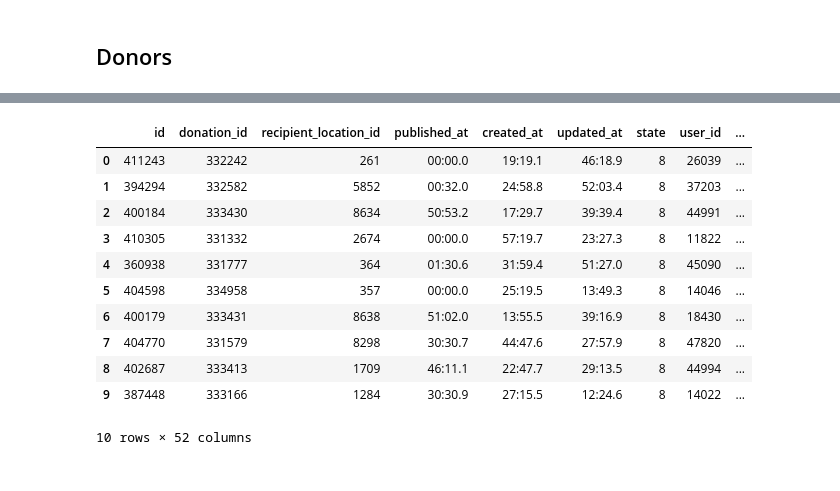
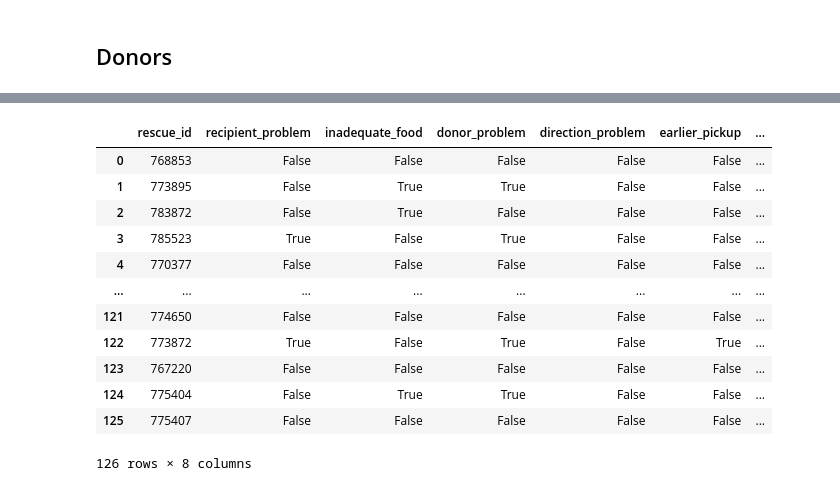
Before and after one commit to naveenr414/food_rescue_feedback, a Jupyter notebook: scripts/notebooks/Reports.ipynb, the cells around one changed output, grey strips where cells are left out. Saved outputs shown, nothing was run; the diff lists cells and outputs as text; code cells hidden in the pictures.

Commit message:
Updated the prompts so it works better now

```diff
--- a/scripts/notebooks/Reports.ipynb
+++ b/scripts/notebooks/Reports.ipynb
@@ -29,8 +29,8 @@ connection_dict = open_connection(db_name,username,password,ip_address,port)
 connection = connection_dict['connection']
 cursor = connection_dict['cursor']
 # %%
-# feedbacks = get_feedback_by_date(connection,start_date,end_date)
-# feedbacks.to_csv('../../results/reports/feedbacks_{}_{}.csv'.format(start_date,end_date), index=False)
+feedbacks = get_feedback_by_date(connection,start_date,end_date)
+feedbacks.to_csv('../../results/reports/feedbacks_{}_{}.csv'.format(start_date,end_date), index=False)
 # %%
-# annotated_feedback = generate_prompts_and_analyze_feedback(feedbacks)
-# annotated_feedback.to_csv('../../results/reports/labeled_feedbacks_{}_{}.csv'.format(start_date,end_date), index=False)
+annotated_feedback = generate_prompts_and_analyze_feedback(feedbacks)
+annotated_feedback.to_csv('../../results/reports/labeled_feedbacks_{}_{}.csv'.format(start_date,end_date), index=False)
@@ -37 +56,17 @@ cursor = connection_dict['cursor']
+# %%
+annotated_feedback
+# %% [output]
+|  | rescue_id | recipient_problem | inadequate_food | donor_problem | direction_problem | earlier_pickup | ... |
+| 0 | 768853 | False | False | False | False | False | ... |
+| 1 | 773895 | False | True | True | False | False | ... |
+| 2 | 783872 | False | True | False | False | False | ... |
+| 3 | 785523 | True | False | True | False | False | ... |
+| 4 | 770377 | False | False | False | False | False | ... |
+| ... | ... | ... | ... | ... | ... | ... | ... |
+| 121 | 774650 | False | False | False | False | False | ... |
+| 122 | 773872 | True | False | True | False | True | ... |
+| 123 | 767220 | False | False | False | False | False | ... |
+| 124 | 775404 | False | True | True | False | False | ... |
+| 125 | 775407 | False | False | False | False | False | ... |
+126 rows × 8 columns
 # %%
@@ -40,17 +74,0 @@ annotated_feedback = pd.read_csv('../../results/reports/labeled_feedbacks_{}_{}.
-# %%
-feedbacks_labeled = pd.read_csv('../../results/annotations/labeled_data.csv')
-feedbacks_labeled = feedbacks_labeled[:10]
-feedbacks_labeled
-# %% [output]
-|  | id | donation_id | recipient_location_id | published_at | created_at | updated_at | state | user_id | ... |
-| 0 | 411243 | 332242 | 261 | 00:00.0 | 19:19.1 | 46:18.9 | 8 | 26039 | ... |
-| 1 | 394294 | 332582 | 5852 | 00:32.0 | 24:58.8 | 52:03.4 | 8 | 37203 | ... |
-| 2 | 400184 | 333430 | 8634 | 50:53.2 | 17:29.7 | 39:39.4 | 8 | 44991 | ... |
-| 3 | 410305 | 331332 | 2674 | 00:00.0 | 57:19.7 | 23:27.3 | 8 | 11822 | ... |
-| 4 | 360938 | 331777 | 364 | 01:30.6 | 31:59.4 | 51:27.0 | 8 | 45090 | ... |
-| 5 | 404598 | 334958 | 357 | 00:00.0 | 25:19.5 | 13:49.3 | 8 | 14046 | ... |
-| 6 | 400179 | 333431 | 8638 | 51:02.0 | 13:55.5 | 39:16.9 | 8 | 18430 | ... |
-| 7 | 404770 | 331579 | 8298 | 30:30.7 | 44:47.6 | 27:57.9 | 8 | 47820 | ... |
-| 8 | 402687 | 333413 | 1709 | 46:11.1 | 22:47.7 | 29:13.5 | 8 | 44994 | ... |
-| 9 | 387448 | 333166 | 1284 | 30:30.9 | 27:15.5 | 12:24.6 | 8 | 14022 | ... |
-10 rows × 52 columns
```
Also changed, not shown: parts of 4 cells of this notebook, 8 other files.
